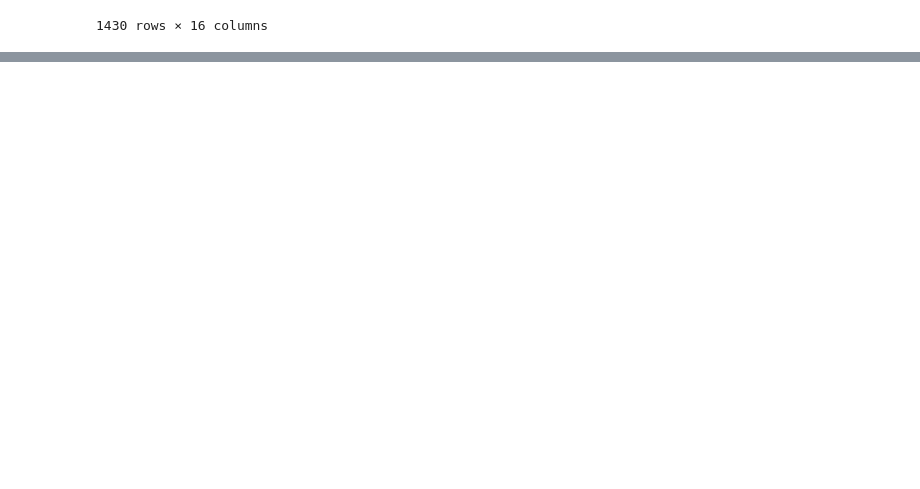
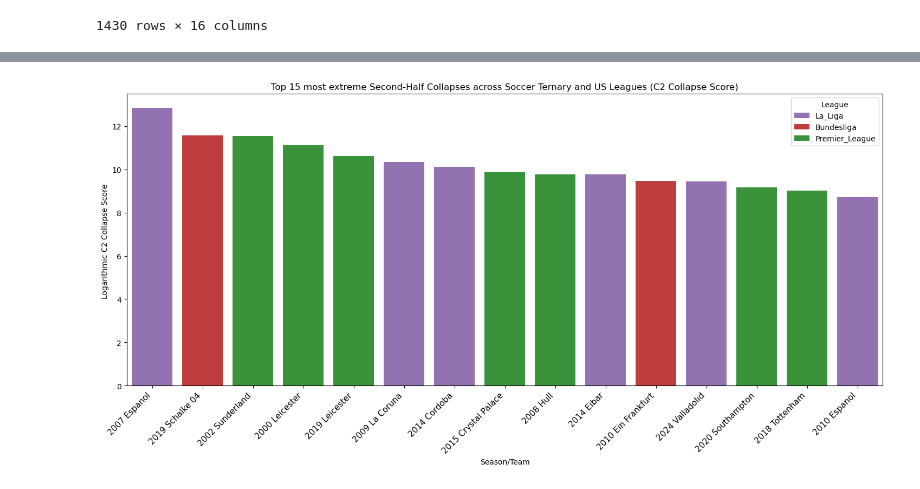
Before and after one commit to RyanRegalado/Win-Loss-Sequences-Sp2026, a Jupyter notebook: output/generalized_cscores_figures.ipynb, the cells around one changed output, grey strips where cells are left out. Drawn from its saved outputs; the diff is of its cells as text; code cells hidden in the pictures; blank space fills up the shorter version.

Commit message:
added top15 charts for second half collapses using c2 score

```diff
--- a/output/generalized_cscores_figures.ipynb
+++ b/output/generalized_cscores_figures.ipynb
@@ -818,0 +906,4 @@ master[master['type']=='soccer_ternary']
+# %%
+soccer_ternary_second['Team_Name'] = soccer_ternary_second['Season'].astype(str) + ' ' + soccer_ternary_second['Team']
+soccer_ternary_second['log_c2'] = np.log(soccer_ternary_second['c2'])
+soccer_ternary_second
@@ -818,0 +941,3 @@ master[master['type']=='soccer_ternary']
+# %%
+soccer_ternary_us_combined = pd.concat([soccer_ternary_second, us_leagues_second_half], ignore_index=True)
+soccer_ternary_us_combined
@@ -818,0 +978,3 @@ master[master['type']=='soccer_ternary']
+# %%
+combined_soccer_ternary_us_leagues_top15_c2 = soccer_ternary_us_combined.nlargest(15, "log_c2")[["Season", "League", "Team_Name", "log_c2", 'n2', 'c2']]
+combined_soccer_ternary_us_leagues_top15_c2
@@ -818,0 +998,3 @@ master[master['type']=='soccer_ternary']
+# %%
+tab10 = sns.color_palette("tab10")
+combined_palette = {'Premier_League': tab10[2], 'Bundesliga': tab10[3], 'La_Liga': tab10[4], "NBA": tab10[1],  "MLB": tab10[0]}
@@ -818,0 +1051,23 @@ master[master['type']=='soccer_ternary']
+# %%
+plt.figure(figsize=(18,7))
+
+ax = sns.barplot(x=combined_soccer_ternary_us_leagues_top15_c2['Team_Name'], y = combined_soccer_ternary_us_leagues_top15_c2['log_c2'], palette = combined_palette, hue = combined_soccer_ternary_us_leagues_top15_c2['League'])
+plt.title('Top 15 most extreme Second-Half Collapses across Soccer Ternary and US Leagues (C2 Collapse Score)')
+plt.xlabel('Season/Team')
+plt.ylabel('Logarithmic C2 Collapse Score ')
+plt.xticks(rotation=45, fontsize=11, ha='right')
+#for bar, (_, row) in zip(ax.patches, combined_soccer_ternary_us_leagues_top15_c2.iterrows()):
+#    height = bar.get_height()
+#    x = bar.get_x() + bar.get_width() / 2
+#
+#    ax.text(
+#        x,
+#        height + 0.05,
+#        f"n2={int(row['n2'])}\nc2={row['c2']:.2f}",
+#        ha='center',
+#        va='bottom',
+#        fontsize=7
+#    )
+plt.show()
+# %% [output]
+[figure, added]
```
Also changed, not shown: parts of 14 cells of this notebook.
